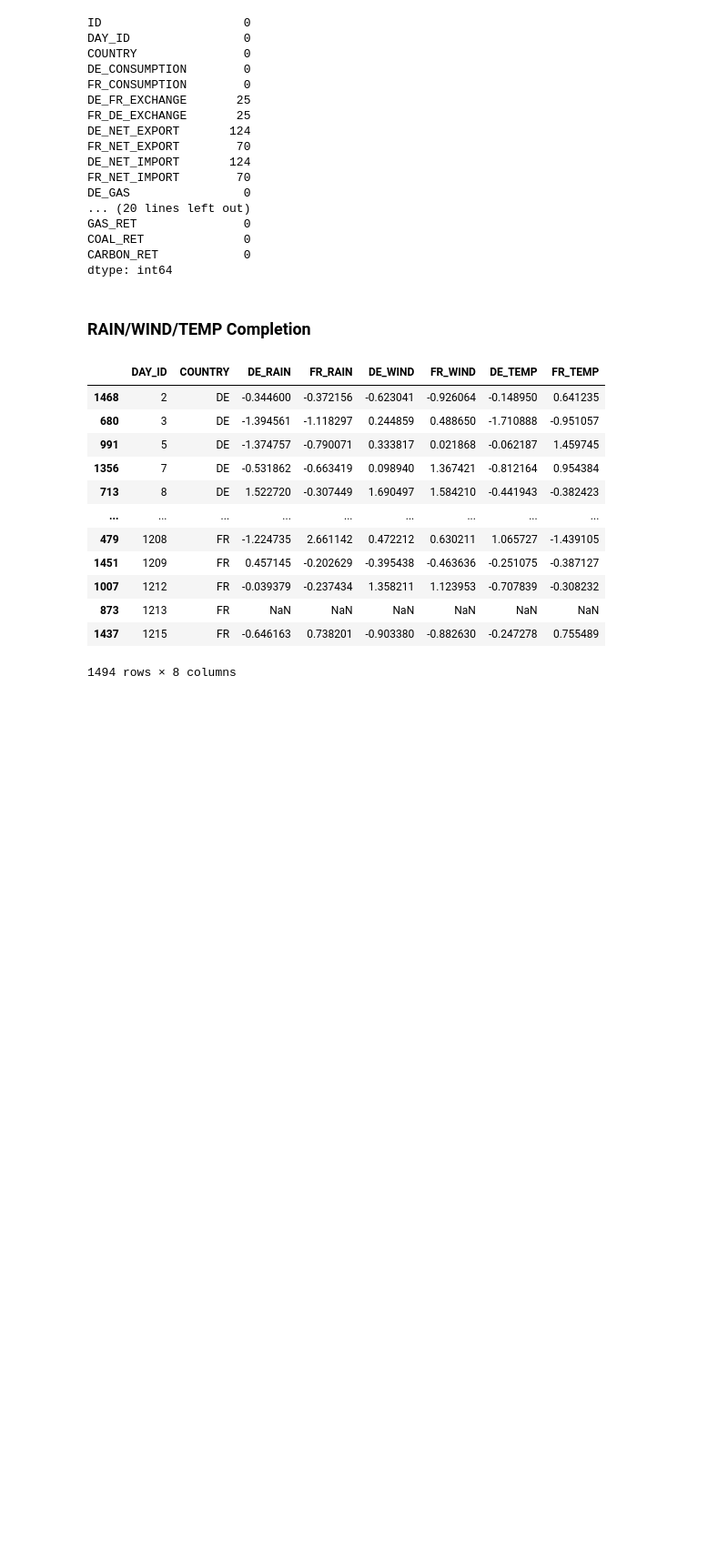
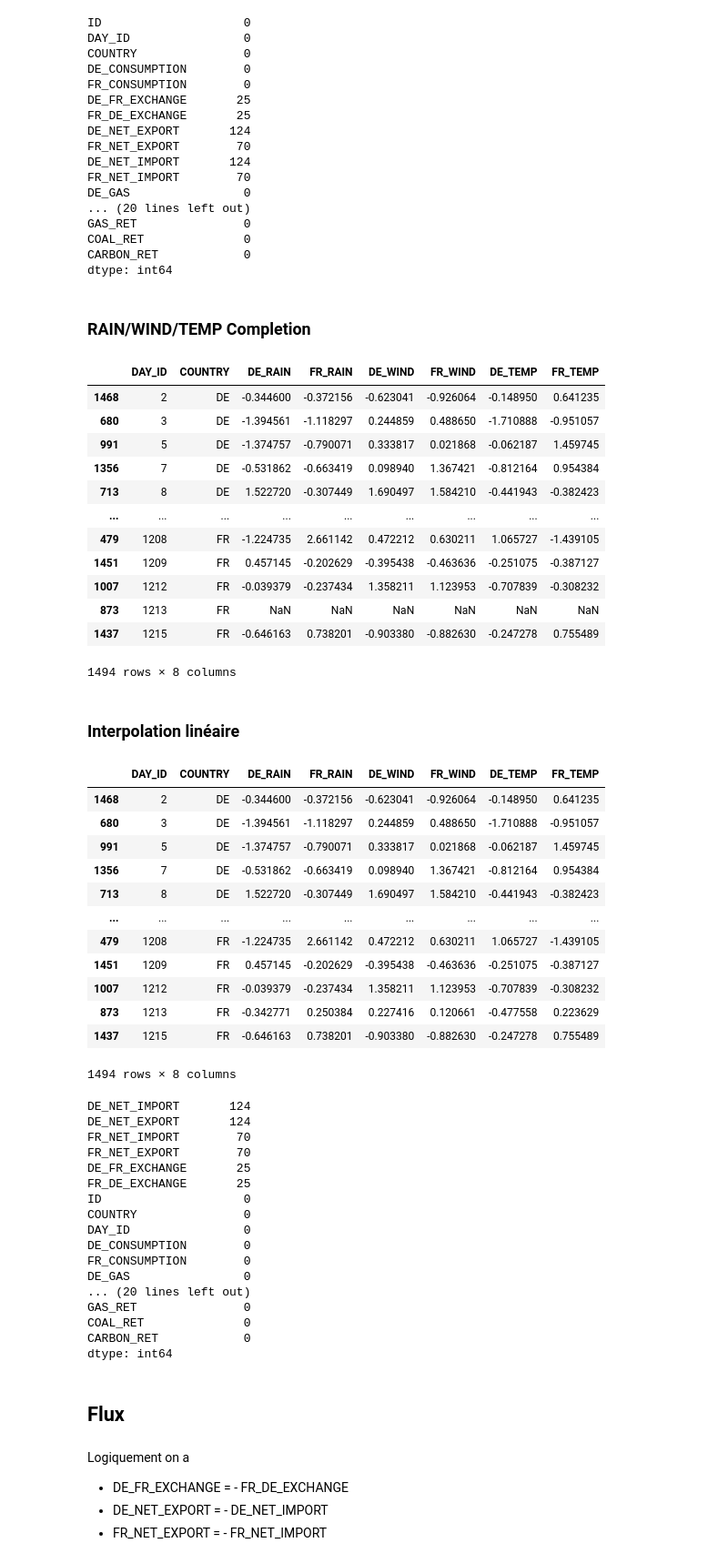
Before and after one commit to yvesmarix/PROJET-QRT-ELEC, a Jupyter notebook: main.ipynb, the cells around one changed output. Shown at 91% size. Cells and saved outputs as stored; diff of their text form; code cells hidden in the pictures; blank space fills up the shorter version.

```diff
--- a/main.ipynb
+++ b/main.ipynb
@@ -10,13 +26,18 @@ import sklearn as sm
 # %%
 # data set entrainement
-path = r"/Users/yves-mariesaliou/Documents/Cours/M2 IEF 272/MACHINE LEARNING/PROJET QRT ELEC"
+possible_paths = [
+    Path("/Users/yves-mariesaliou/Documents/Cours/M2 IEF 272/MACHINE LEARNING/PROJET QRT ELEC"),
+    Path("/Users/liessenathan/Desktop/M2/ML/PROJET-QRT-ELEC")
+]
+path = next((p for p in possible_paths if p.exists()), None)
+path = str(path)
 
-x_train = pd.read_csv(path + r"/X_train_NHkHMNU.csv").sort_values(by=["COUNTRY", "DAY_ID"])
-y_train = pd.read_csv(path + r"/y_train_ZAN5mwg.csv")
+x_train = pd.read_csv(os.path.join(path, "X_train_NHkHMNU.csv")).sort_values(by=["COUNTRY", "DAY_ID"])
+y_train = pd.read_csv(os.path.join(path, "y_train_ZAN5mwg.csv"))
 
 # ensemble de test
-x_test = pd.read_csv(path + r"/X_test_final.csv")
-y_test = pd.read_csv(path + r"/y_test_random_final.csv")
+x_test = pd.read_csv(os.path.join(path, "X_test_final.csv"))
+y_test = pd.read_csv(os.path.join(path, "y_test_random_final.csv"))
 # %% [markdown]
 ## Visualisation
 # %%
@@ -129,3 +150,54 @@ x_train[["DAY_ID", "COUNTRY"] + columns_to_fill]
 | 873 | 1213 | FR | NaN | NaN | NaN | NaN | NaN | NaN |
 | 1437 | 1215 | FR | -0.646163 | 0.738201 | -0.903380 | -0.882630 | -0.247278 | 0.755489 |
 1494 rows × 8 columns
+# %% [markdown]
+### Interpolation linéaire
+# %%
+x_train = x_train.sort_values(["COUNTRY", "DAY_ID"]).copy()
+
+for col in columns_to_fill:
+    # interpolation separement pour chaque pays afin d'eviter de melanger DE et FR
+    x_train[col] = x_train.groupby("COUNTRY")[col].transform(
+        lambda s: s.interpolate(method="linear").ffill().bfill()
+    )
+# %%
+display(x_train[["DAY_ID", "COUNTRY"] + columns_to_fill])
+display(x_train.isna().sum().sort_values(ascending=False))
+# %% [output]
+|  | DAY_ID | COUNTRY | DE_RAIN | FR_RAIN | DE_WIND | FR_WIND | DE_TEMP | FR_TEMP |
+| 1468 | 2 | DE | -0.344600 | -0.372156 | -0.623041 | -0.926064 | -0.148950 | 0.641235 |
+| 680 | 3 | DE | -1.394561 | -1.118297 | 0.244859 | 0.488650 | -1.710888 | -0.951057 |
+| 991 | 5 | DE | -1.374757 | -0.790071 | 0.333817 | 0.021868 | -0.062187 | 1.459745 |
+| 1356 | 7 | DE | -0.531862 | -0.663419 | 0.098940 | 1.367421 | -0.812164 | 0.954384 |
+| 713 | 8 | DE | 1.522720 | -0.307449 | 1.690497 | 1.584210 | -0.441943 | -0.382423 |
+| ... | ... | ... | ... | ... | ... | ... | ... | ... |
+| 479 | 1208 | FR | -1.224735 | 2.661142 | 0.472212 | 0.630211 | 1.065727 | -1.439105 |
+| 1451 | 1209 | FR | 0.457145 | -0.202629 | -0.395438 | -0.463636 | -0.251075 | -0.387127 |
+| 1007 | 1212 | FR | -0.039379 | -0.237434 | 1.358211 | 1.123953 | -0.707839 | -0.308232 |
+| 873 | 1213 | FR | -0.342771 | 0.250384 | 0.227416 | 0.120661 | -0.477558 | 0.223629 |
+| 1437 | 1215 | FR | -0.646163 | 0.738201 | -0.903380 | -0.882630 | -0.247278 | 0.755489 |
+1494 rows × 8 columns
+DE_NET_IMPORT       124
+DE_NET_EXPORT       124
+FR_NET_IMPORT        70
+FR_NET_EXPORT        70
+DE_FR_EXCHANGE       25
+FR_DE_EXCHANGE       25
+ID                    0
+COUNTRY               0
+DAY_ID                0
+DE_CONSUMPTION        0
+FR_CONSUMPTION        0
+DE_GAS                0
+... (20 lines left out)
+GAS_RET               0
+COAL_RET              0
+CARBON_RET            0
+dtype: int64
+# %% [markdown]
+## Flux
+# %% [markdown]
+Logiquement on a
+- DE_FR_EXCHANGE = - FR_DE_EXCHANGE
+- DE_NET_EXPORT = - DE_NET_IMPORT
+- FR_NET_EXPORT = - FR_NET_IMPORT
```
Also changed, not shown: parts of 17 cells of this notebook.
